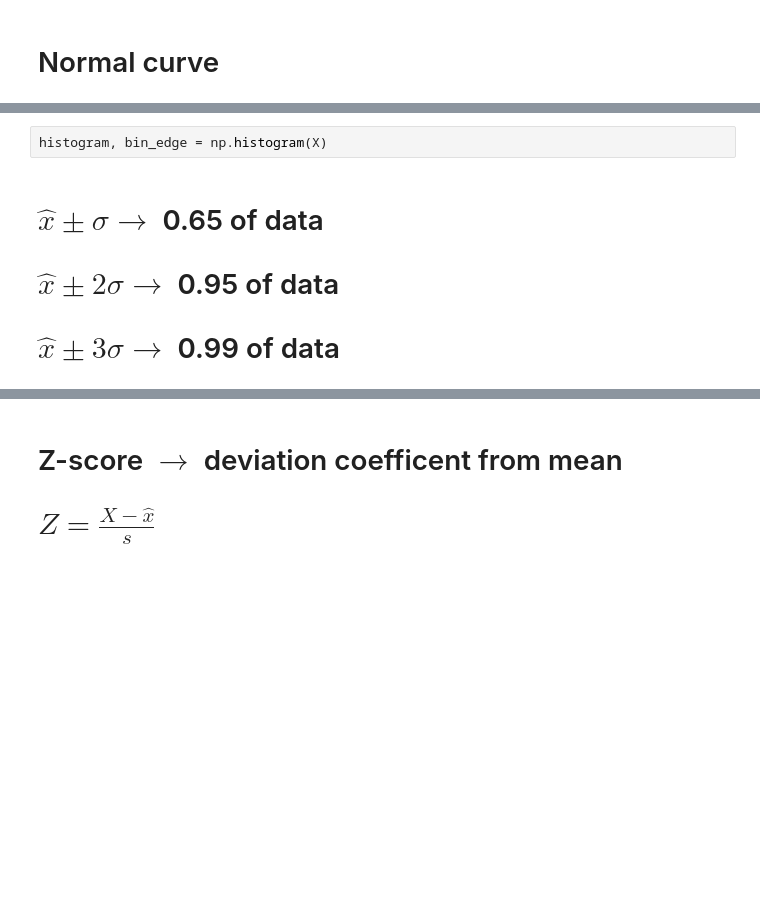
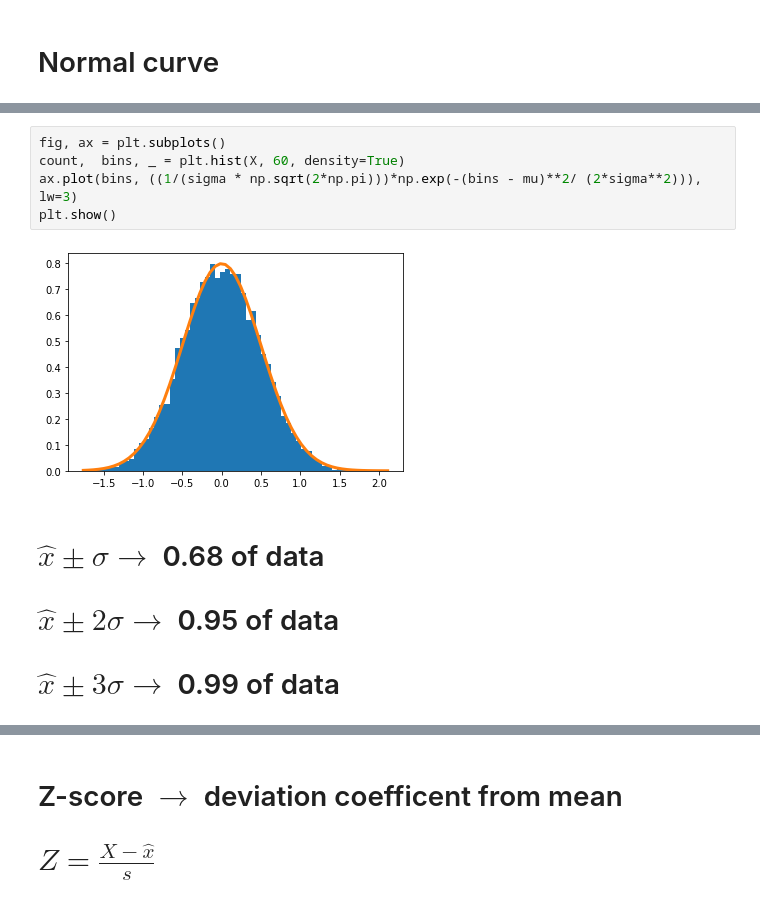
Before and after one commit to HesamTaherzadeh/Least-square-Optimization-And-Hypothesis-Testing, a Jupyter notebook: Pre-Statistics.ipynb, the cells around one changed output, grey strips where cells are left out. Drawn from its saved outputs; the diff is of its cells as text; blank space fills up the shorter version.

```diff
--- a/Pre-Statistics.ipynb
+++ b/Pre-Statistics.ipynb
@@ -210,6 +210,11 @@ array([-0.29559508, -0.98470421,  0.08595685, ...,  0.65130343,
-# %%
-histogram, bin_edge = np.histogram(X)
+# %%
+fig, ax = plt.subplots()
+count,  bins, _ = plt.hist(X, 60, density=True)
+ax.plot(bins, ((1/(sigma * np.sqrt(2*np.pi)))*np.exp(-(bins - mu)**2/ (2*sigma**2))), lw=3)
+plt.show()
+# %% [output]
+[figure, added]
 # %% [markdown]
-# $\hat{x } \pm \sigma \to $ 0.65 of data
+# $\hat{x } \pm \sigma \to $ 0.68 of data
 # $\hat{x } \pm 2\sigma \to $ 0.95 of data
 # $\hat{x } \pm 3\sigma \to $ 0.99 of data
```
Also changed, not shown: parts of 41 cells of this notebook.
